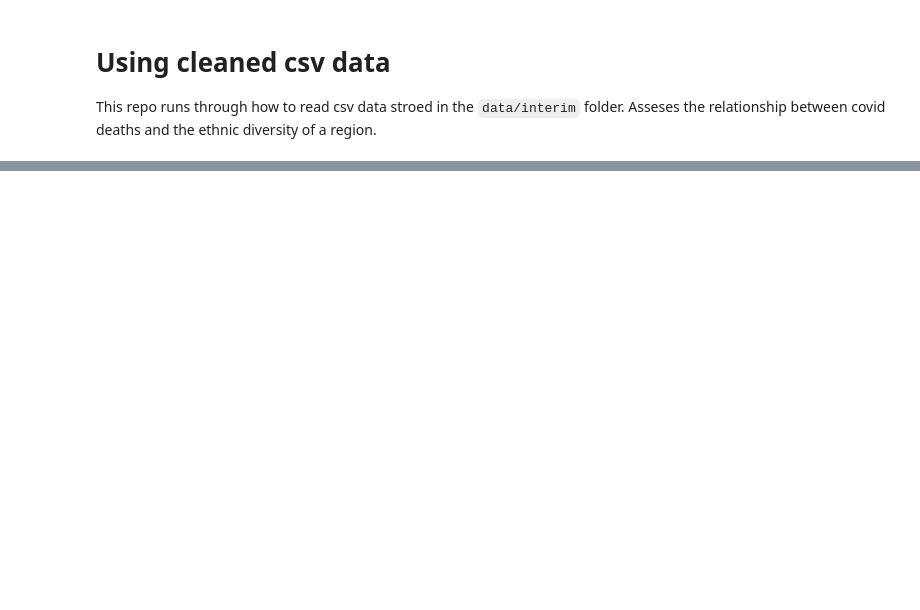
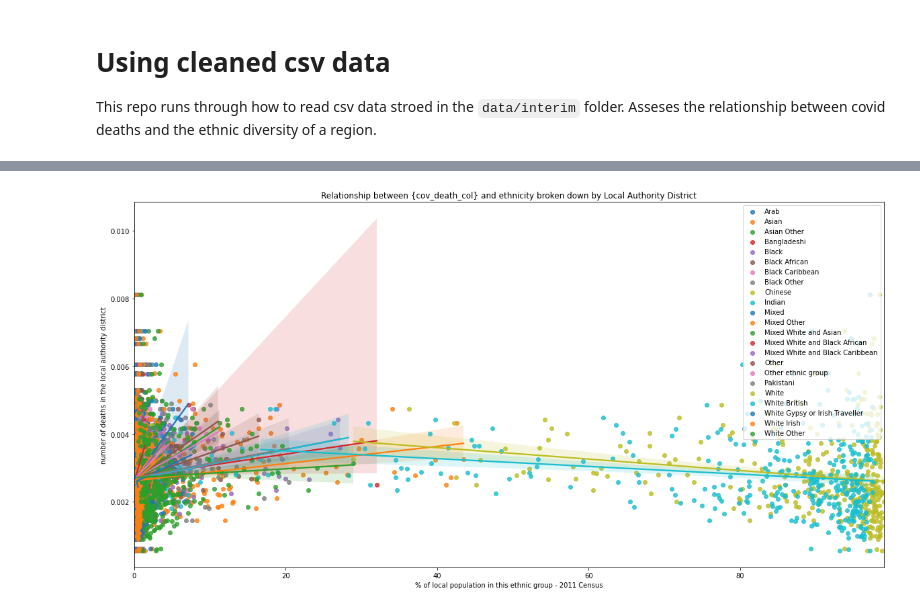
Before and after one commit to Quotennial/covid_bame, a Jupyter notebook: notebooks/csv_data_imports.ipynb, the cells around one changed output, grey strips where cells are left out. Saved outputs shown, nothing was run; the diff lists cells and outputs as text; code cells hidden in the pictures; blank space fills up the shorter version.

```diff
--- a/notebooks/csv_data_imports.ipynb
+++ b/notebooks/csv_data_imports.ipynb
@@ -36,3 +63,4 @@ df
 # %%
-df.rename(columns={df.columns[0]:'COVID Deaths 2020-06-04'}, inplace=True)
-df["COVID Deaths 2020-06-04 as % of 2011 pop"] = df["COVID Deaths 2020-06-04"]/df["Denominator"]
+reg_plot(df, "COVID Deaths 2020-06-04 as % of 2011 pop")
+# %% [output]
+[figure, added]
```
Also changed, not shown: parts of 18 cells of this notebook, 8 other files.
